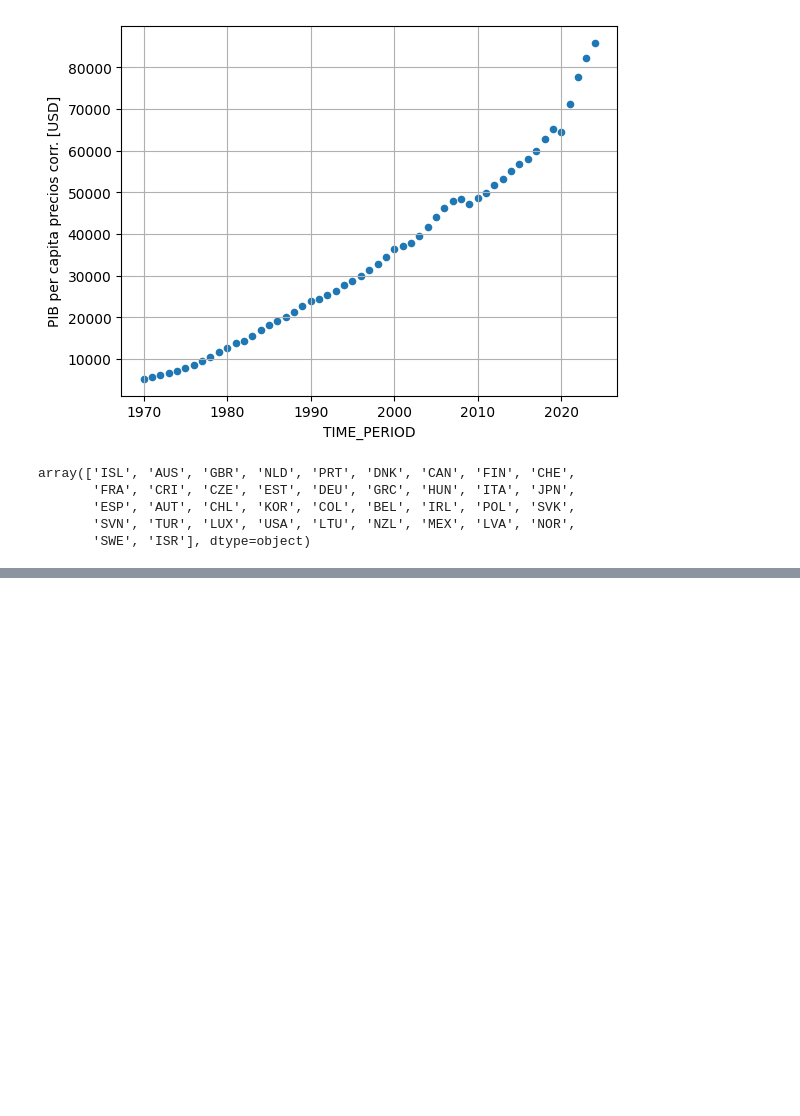
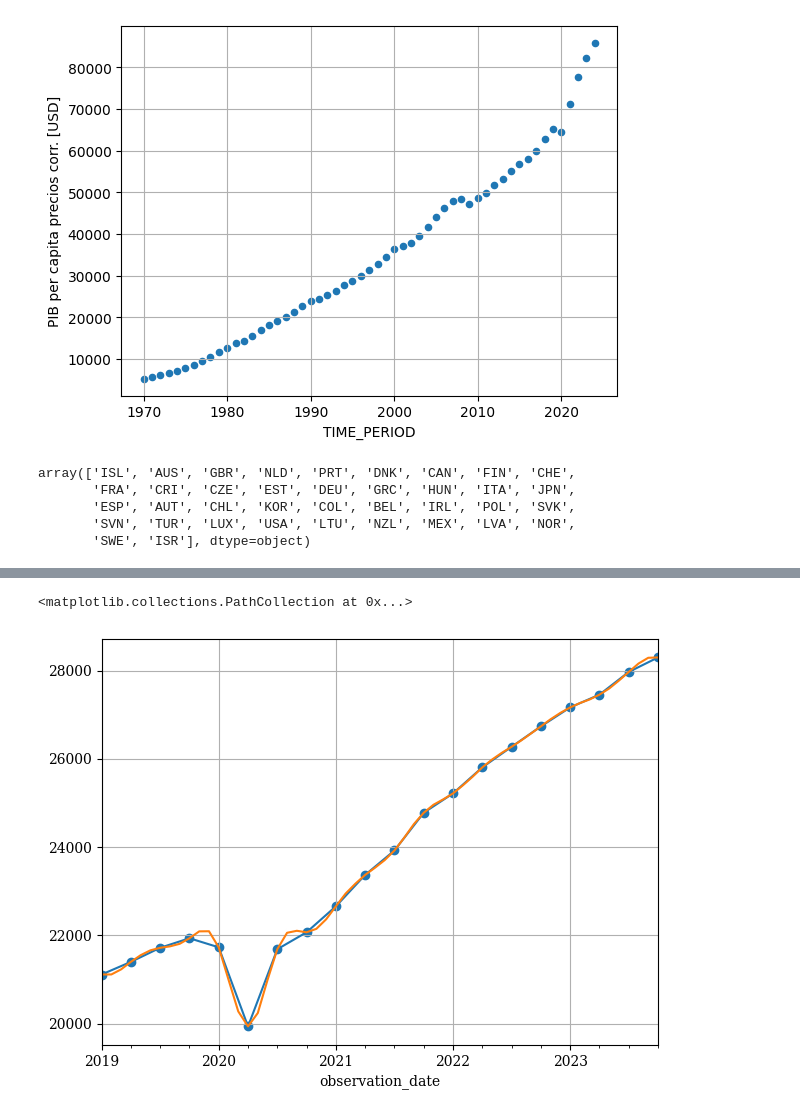
Before and after one commit to MiguelPuntoEs/ufm-python-for-finance, a Jupyter notebook: 04 Pandas.ipynb, the cells around one changed output, grey strips where cells are left out. Saved outputs shown, nothing was run; the diff lists cells and outputs as text; code cells hidden in the pictures; blank space fills up the shorter version.

```diff
--- a/04 Pandas.ipynb
+++ b/04 Pandas.ipynb
@@ -200,0 +203,3 @@ array(['ISL', 'AUS', 'GBR', 'NLD', 'PRT', 'DNK', 'CAN', 'FIN', 'CHE',
+# %%
+df = pd.read_csv('data/gdp-fmt.csv', sep=";", decimal=",", parse_dates=["observation_date"], index_col="observation_date")
+df
@@ -200,0 +237,3 @@ array(['ISL', 'AUS', 'GBR', 'NLD', 'PRT', 'DNK', 'CAN', 'FIN', 'CHE',
+# %%
+serie = df["GDP"]
+serie.asfreq("YS-JAN")
@@ -200,0 +287,13 @@ array(['ISL', 'AUS', 'GBR', 'NLD', 'PRT', 'DNK', 'CAN', 'FIN', 'CHE',
+# %%
+import matplotlib.pyplot as plt
+
+fig, ax = plt.subplots()
+muestras = serie['2019':'2023']
+
+monthly = muestras.resample("MS").asfreq()   # "MS" = Month Start
+monthly.interpolate(method="linear").plot(ax=ax)
+monthly.interpolate(method="spline", order=4).plot(ax=ax)
+ax.scatter(muestras.index, muestras.values)
+# %% [output]
+<matplotlib.collections.PathCollection at 0x...>
+[figure, added]
```
Also changed, not shown: parts of 9 cells of this notebook, 1 other file.
